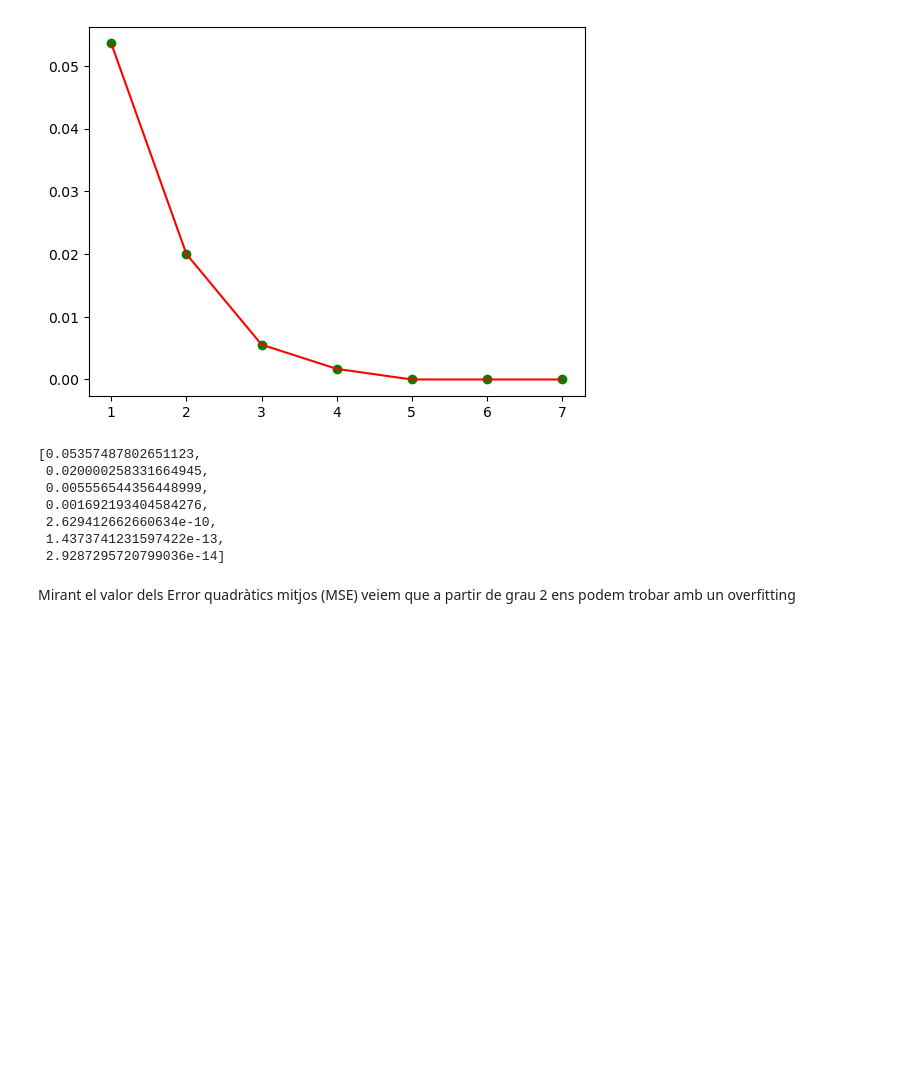
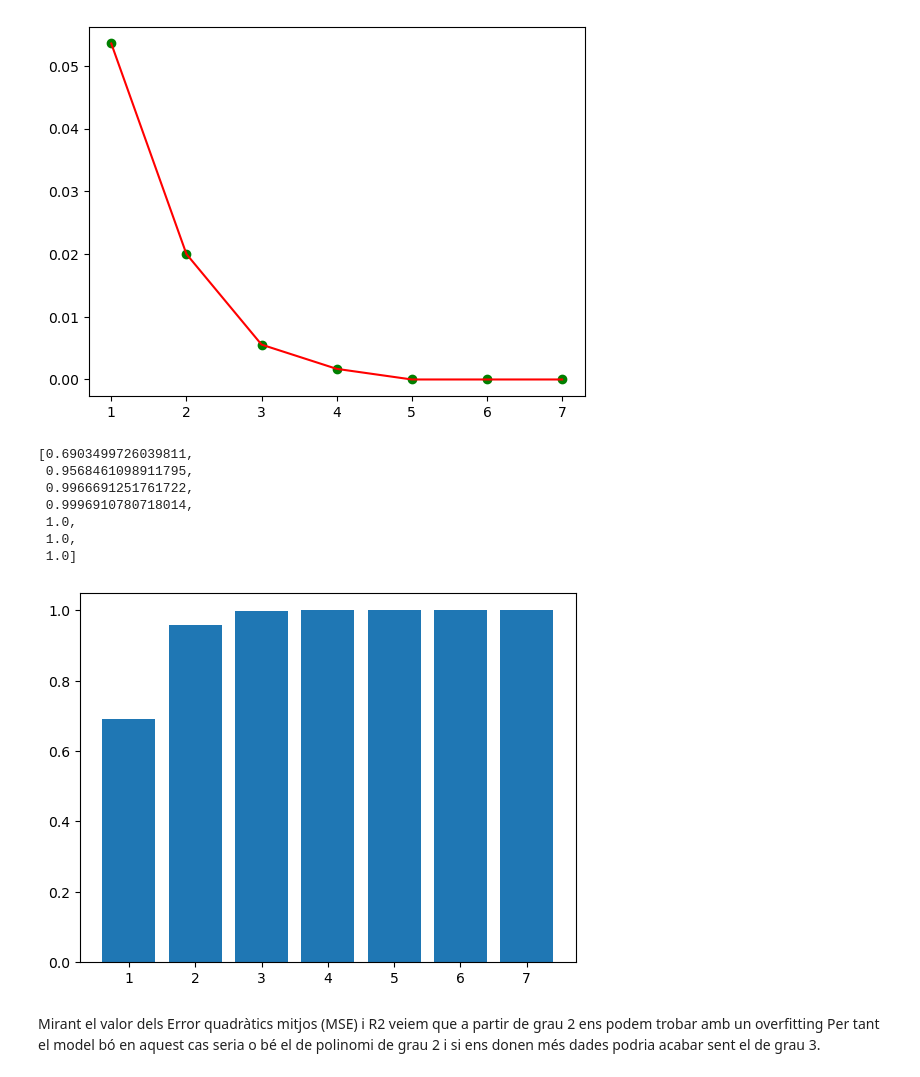
Before and after one commit to robertventura/sistemes-aprenentatge-automatic, a Jupyter notebook: 02_models_supervisats/0221_regressio_polinomica - pressio by temperatura.ipynb, the cells around one changed output. Cells and saved outputs as stored; diff of their text form; code cells hidden in the pictures; blank space fills up the shorter version.

```diff
--- a/02_models_supervisats/0221_regressio_polinomica - pressio by temperatura.ipynb
+++ b/02_models_supervisats/0221_regressio_polinomica - pressio by temperatura.ipynb
@@ -133,22 +178,25 @@ plt.show()
 # %%
-from sklearn.metrics import mean_squared_error
+from sklearn.metrics import mean_squared_error, r2_score
 
 x_values = x_train
 y_values = y_train
 number_degrees = [1,2,3,4,5,6,7]
 plt_mean_squared_error = []
+plt_r_squared = []
+
 for degree in number_degrees:
 
-   poly_model = PolynomialFeatures(degree=degree)
+    poly_model = PolynomialFeatures(degree=degree)
 
-   poly_x_values = poly_model.fit_transform(x_values)
-   poly_model.fit(poly_x_values, y_values)
+    poly_x_values = poly_model.fit_transform(x_values)
+    poly_model.fit(poly_x_values, y_values)
 
-   regression_model = LinearRegression()
-   regression_model.fit(poly_x_values, y_values)
-   y_pred = regression_model.predict(poly_x_values)
+    regression_model = LinearRegression()
+    regression_model.fit(poly_x_values, y_values)
+    y_pred = regression_model.predict(poly_x_values)
 
-   plt_mean_squared_error.append(mean_squared_error(y_values, y_pred, squared=False))
+    plt_mean_squared_error.append(mean_squared_error(y_values, y_pred, squared=False))
+    plt_r_squared.append(r2_score(y_train, y_pred))
 
 plt.scatter(number_degrees,plt_mean_squared_error, color="green")
 plt.plot(number_degrees,plt_mean_squared_error, color="red")
@@ -156,14 +204,16 @@ plt.plot(number_degrees,plt_mean_squared_error, color="red")
 [<matplotlib.lines.Line2D at 0x...>]
 [figure]
 # %%
-plt_mean_squared_error
+plt.bar(number_degrees,plt_r_squared)
+plt_r_squared
 # %% [output]
-[0.05357487802651123,
- 0.020000258331664945,
- 0.005556544356448999,
- 0.001692193404584276,
- 2.629412662660634e-10,
- 1.4373741231597422e-13,
- 2.9287295720799036e-14]
+[0.6903499726039811,
+ 0.9568461098911795,
+ 0.9966691251761722,
+ 0.9996910780718014,
+ 1.0,
+ 1.0,
+ 1.0]
+[figure, added]
 # %% [markdown]
-Mirant el valor dels Error quadràtics mitjos (MSE) veiem que a partir de grau 2 ens podem trobar amb un overfitting
+Mirant el valor dels Error quadràtics mitjos (MSE) i R2 veiem que a partir de grau 2 ens podem trobar amb un overfitting Per tant el model bó en aquest cas seria o bé el de polinomi de grau 2 i si ens donen més dades podria acabar sent el de grau 3.
```
Also changed, not shown: parts of 5 cells of this notebook.
